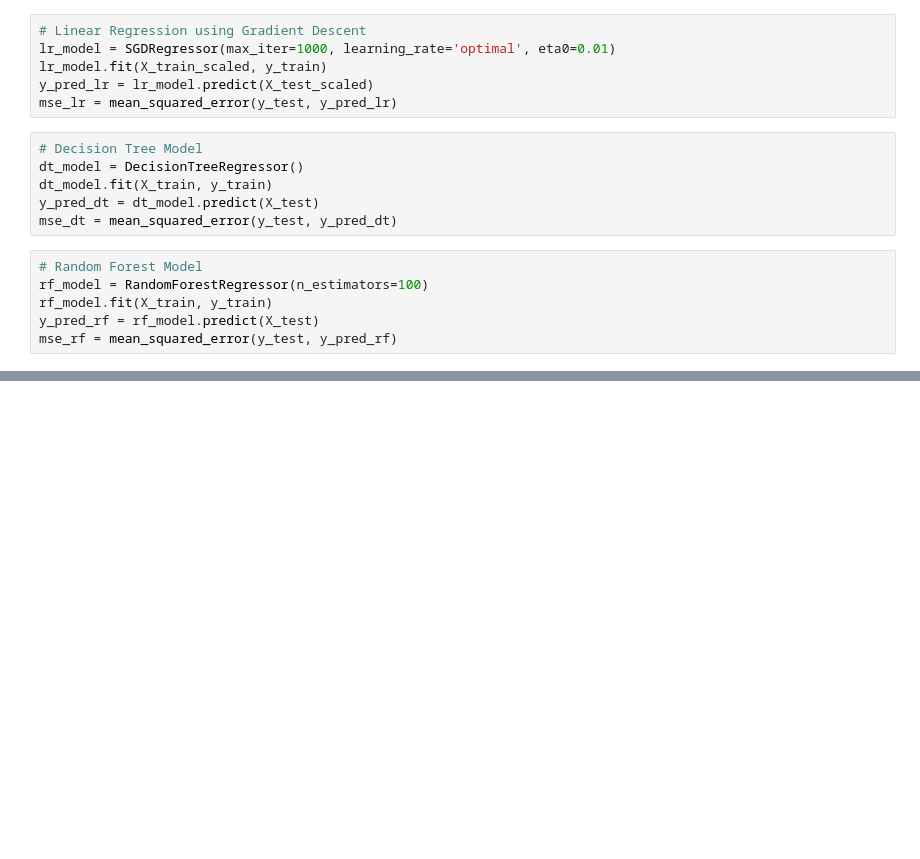
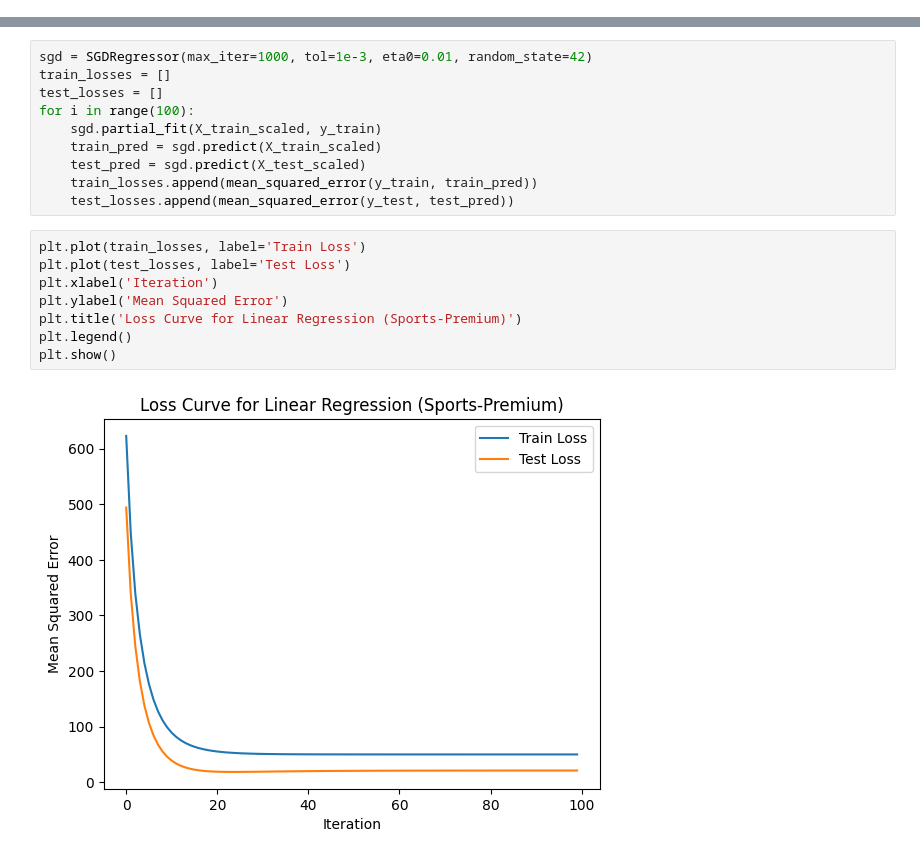
Before and after one commit to Amandine0610/linear_regression_model, a Jupyter notebook: summative/linear_regression/multivariate.ipynb, the cells around one changed output, grey strips where cells are left out. Cells and saved outputs as stored; diff of their text form; blank space fills up the shorter version.

```diff
--- a/summative/linear_regression/multivariate.ipynb
+++ b/summative/linear_regression/multivariate.ipynb
@@ -34,21 +24,3 @@ X_train, X_test, y_train, y_test = train_test_split(X, y, test_size=0.2, random_
 scaler = StandardScaler()
 X_train_scaled = scaler.fit_transform(X_train)
 X_test_scaled = scaler.transform(X_test)
-# %%
-# Linear Regression using Gradient Descent
-lr_model = SGDRegressor(max_iter=1000, learning_rate='optimal', eta0=0.01)
-lr_model.fit(X_train_scaled, y_train)
-y_pred_lr = lr_model.predict(X_test_scaled)
-mse_lr = mean_squared_error(y_test, y_pred_lr)
-# %%
-# Decision Tree Model
-dt_model = DecisionTreeRegressor()
-dt_model.fit(X_train, y_train)
-y_pred_dt = dt_model.predict(X_test)
-mse_dt = mean_squared_error(y_test, y_pred_dt)
-# %%
-# Random Forest Model
-rf_model = RandomForestRegressor(n_estimators=100)
-rf_model.fit(X_train, y_train)
-y_pred_rf = rf_model.predict(X_test)
-mse_rf = mean_squared_error(y_test, y_pred_rf)
@@ -98,0 +27,20 @@ files.download("sales_forecasting_model.pkl")
+# %%
+sgd = SGDRegressor(max_iter=1000, tol=1e-3, eta0=0.01, random_state=42)
+train_losses = []
+test_losses = []
+for i in range(100):
+    sgd.partial_fit(X_train_scaled, y_train)
+    train_pred = sgd.predict(X_train_scaled)
+    test_pred = sgd.predict(X_test_scaled)
+    train_losses.append(mean_squared_error(y_train, train_pred))
+    test_losses.append(mean_squared_error(y_test, test_pred))
+# %%
+plt.plot(train_losses, label='Train Loss')
+plt.plot(test_losses, label='Test Loss')
+plt.xlabel('Iteration')
+plt.ylabel('Mean Squared Error')
+plt.title('Loss Curve for Linear Regression (Sports-Premium)')
+plt.legend()
+plt.show()
+# %% [output]
+[figure, added]
```
Also changed, not shown: parts of 16 cells of this notebook.
